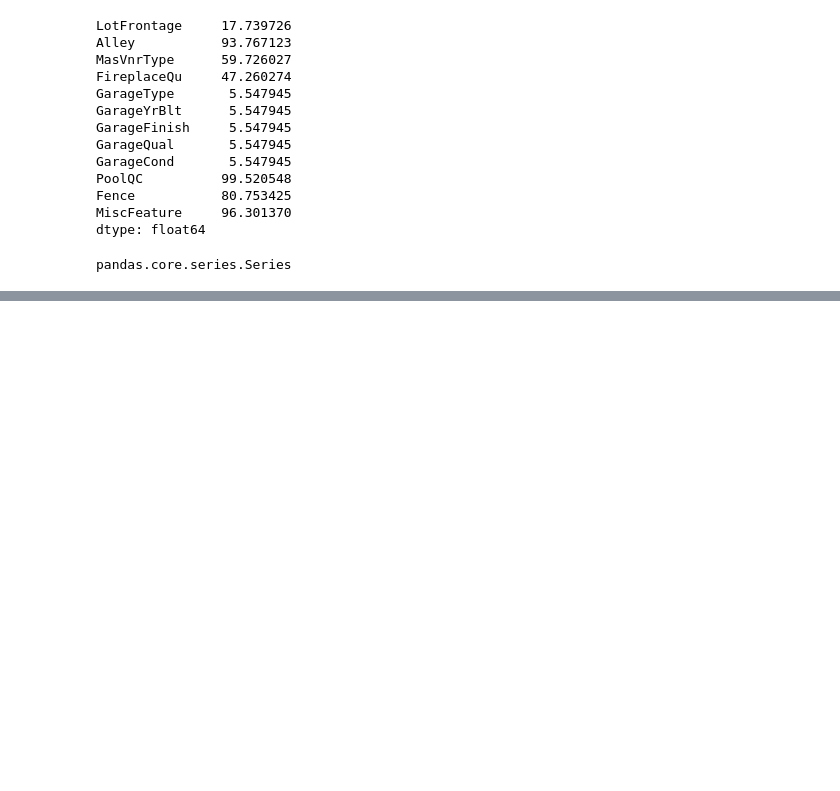
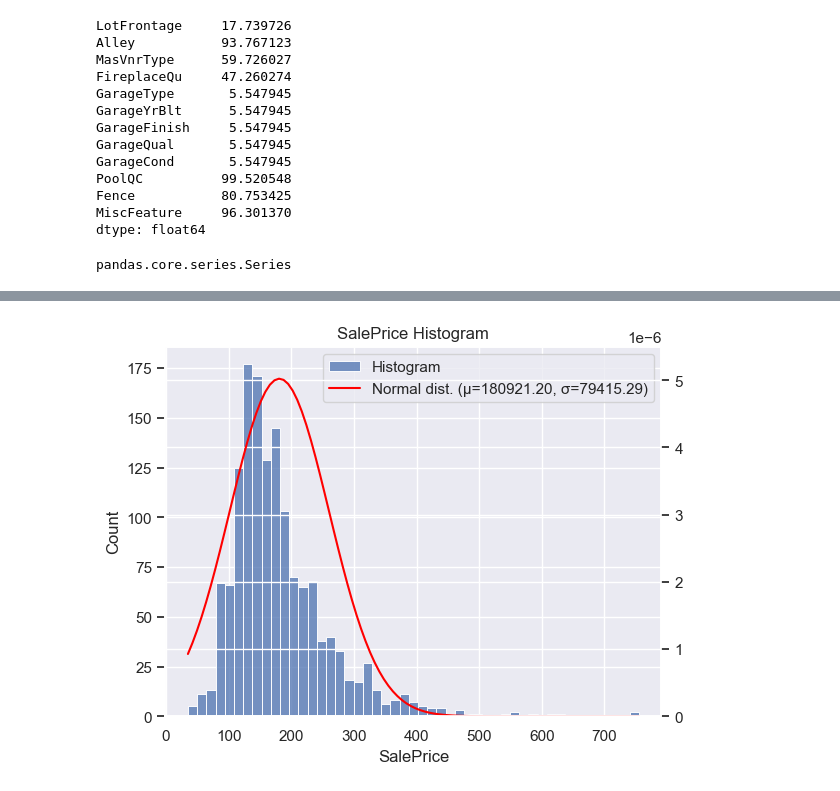
Before and after one commit to huanrafa/ProjectPracticing, a Jupyter notebook: House Prices - Advanced Regression Techniques/House prices.ipynb, the cells around one changed output, grey strips where cells are left out. Drawn from its saved outputs; the diff is of its cells as text; code cells hidden in the pictures; blank space fills up the shorter version.

Commit message:
add Histogram

```diff
--- a/House Prices - Advanced Regression Techniques/House prices.ipynb
+++ b/House Prices - Advanced Regression Techniques/House prices.ipynb
@@ -190,3 +190,28 @@ scroll_row_with_missing_values = create_scrollable_table(row_with_missing_values
 display(HTML(scroll_row_with_missing_values))
 # %% [output]
 [interactive output not drawn]
+# %%
+import plotly.graph_objects as go
+import scipy.stats as stats
+
+fig = plt.figure()
+ax1 = fig.add_subplot(111)
+ax2 = ax1.twinx()
+
+hist = sns.histplot(training['SalePrice'] / 1000, ax=ax1, label='Histogram')
+hist.set_title('SalePrice Histogram')
+
+mu, sigma = stats.norm.fit(training['SalePrice'])
+x_norm = np.linspace(training['SalePrice'].min(), training['SalePrice'].max(), 100)
+y_norm = stats.norm.pdf(x_norm, mu, sigma)
+line = sns.lineplot(x = x_norm / 1000, y = y_norm, color='red', ax=ax2, label=f"Normal dist. (μ={mu:.2f}, σ={sigma:.2f})")
+line.axes.set_ylim(0,5.5e-6)
+ax2.legend_ = None
+
+h1, l1 = ax1.get_legend_handles_labels()
+h2, l2 = ax2.get_legend_handles_labels()
+ax1.legend(h1+h2, l1+l2, loc=0)
+
+plt.show()
+# %% [output]
+[figure, added]
```
